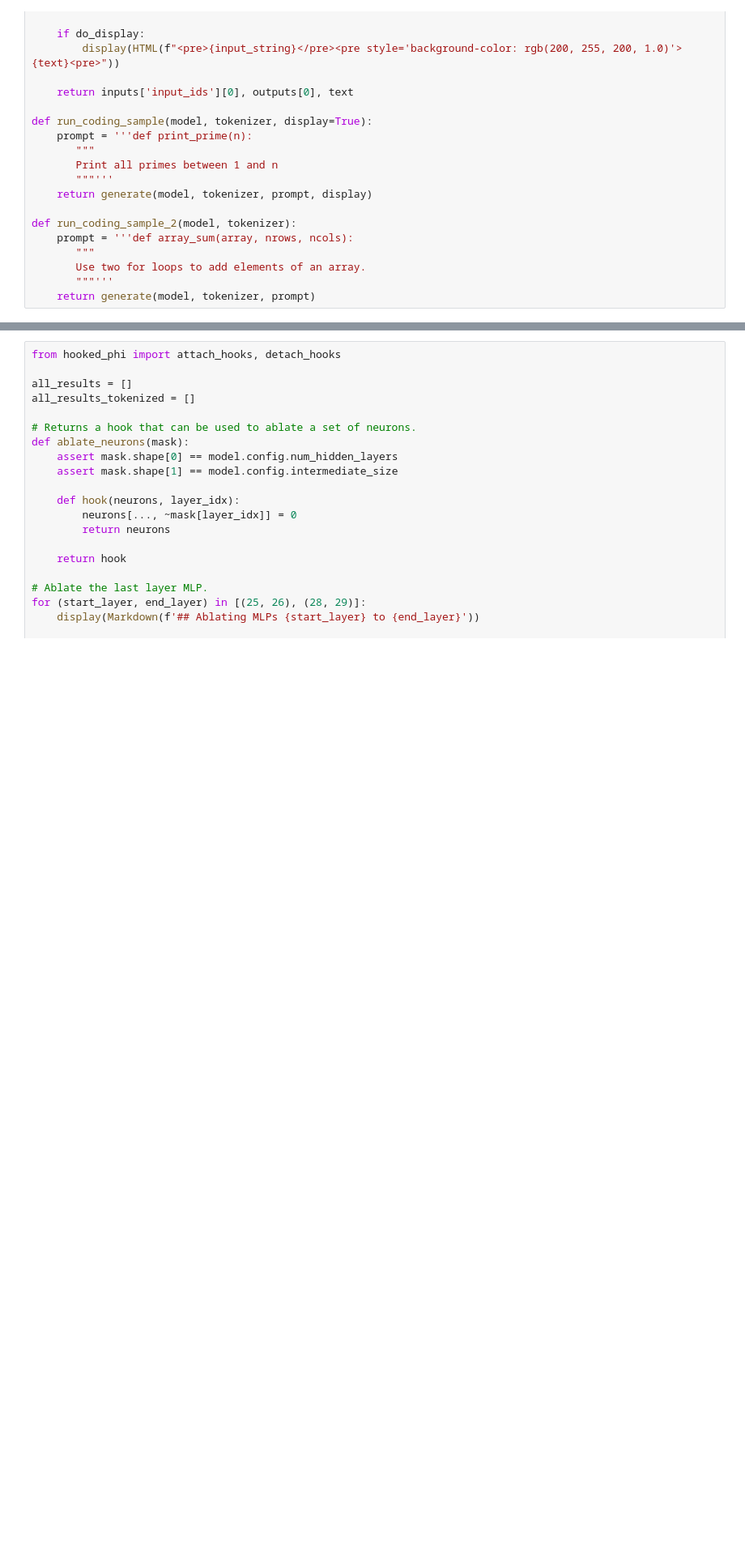
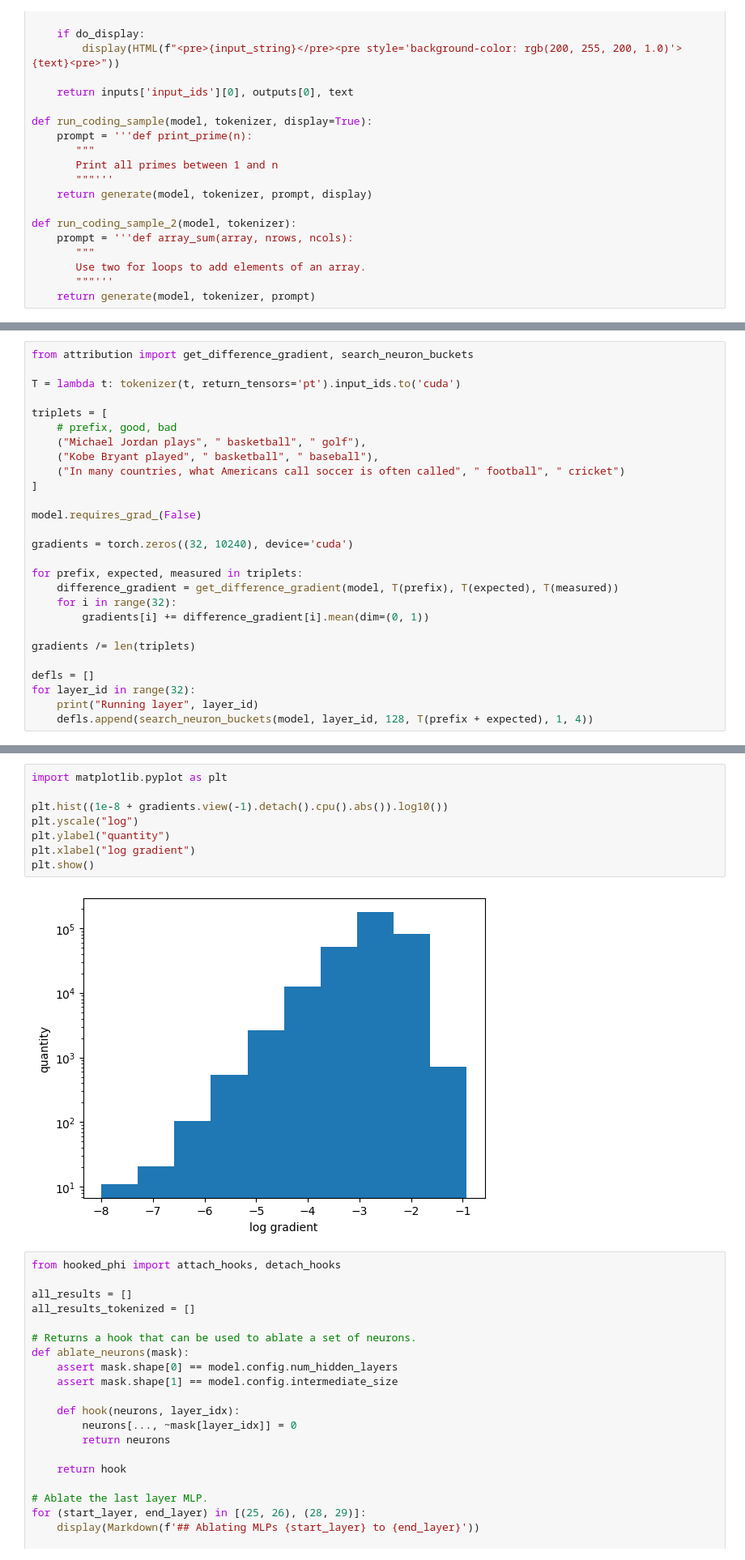
Before and after one commit to myfatemi04/cs-6501-nlp-project, a Jupyter notebook: test_hooked_phi.ipynb, the cells around one changed output, grey strips where cells are left out. Shown: that part at 81% size. Cells and saved outputs as stored; diff of their text form; blank space fills up the shorter version.

```diff
--- a/test_hooked_phi.ipynb
+++ b/test_hooked_phi.ipynb
@@ -74,0 +59,27 @@ torch.Size([1, 3, 10240])
+# %%
+from attribution import get_difference_gradient, search_neuron_buckets
+
+T = lambda t: tokenizer(t, return_tensors='pt').input_ids.to('cuda')
+
+triplets = [
+    # prefix, good, bad
+    ("Michael Jordan plays", " basketball", " golf"),
+    ("Kobe Bryant played", " basketball", " baseball"),
+    ("In many countries, what Americans call soccer is often called", " football", " cricket")
+]
+
+model.requires_grad_(False)
+
+gradients = torch.zeros((32, 10240), device='cuda')
+
+for prefix, expected, measured in triplets:
+    difference_gradient = get_difference_gradient(model, T(prefix), T(expected), T(measured))
+    for i in range(32):
+        gradients[i] += difference_gradient[i].mean(dim=(0, 1))
+
+gradients /= len(triplets)
+
+defls = []
+for layer_id in range(32):
+    print("Running layer", layer_id)
+    defls.append(search_neuron_buckets(model, layer_id, 128, T(prefix + expected), 1, 4))
@@ -75,3 +128,13 @@ torch.Size([1, 3, 10240])
+# %%
+import matplotlib.pyplot as plt
+
+plt.hist((1e-8 + gradients.view(-1).detach().cpu().abs()).log10())
+plt.yscale("log")
+plt.ylabel("quantity")
+plt.xlabel("log gradient")
+plt.show()
+# %% [output]
+[figure, added]
 # %%
 from hooked_phi import attach_hooks, detach_hooks
 
```
Also changed, not shown: parts of 7 cells of this notebook, 1 other file.
